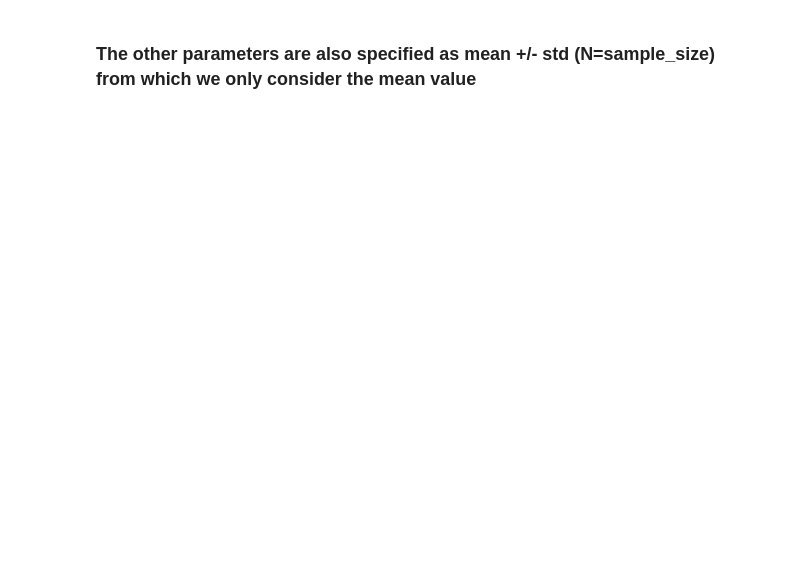
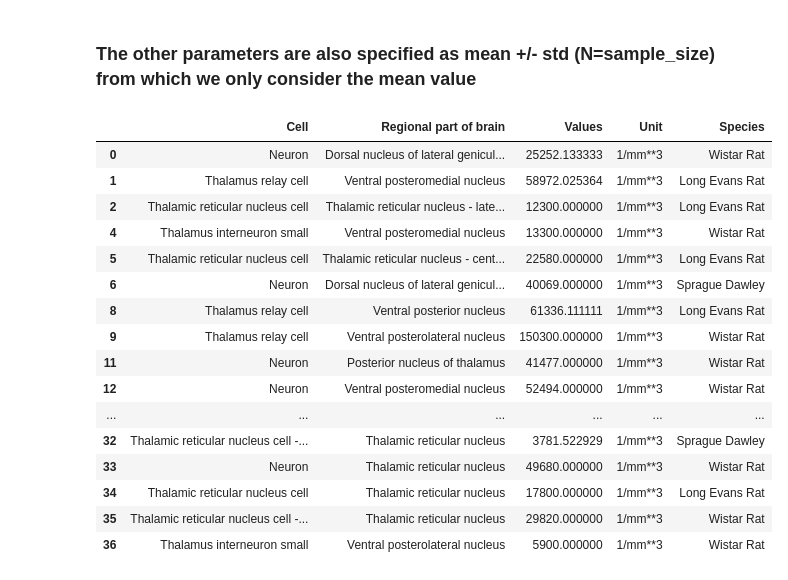
Before and after one commit to BlueBrain/nat, a Jupyter notebook: notebooks/ThalamusStereology.ipynb, the cells around one changed output. Cells and saved outputs as stored; diff of their text form; code cells hidden in the pictures; blank space fills up the shorter version.

```diff
--- a/notebooks/ThalamusStereology.ipynb
+++ b/notebooks/ThalamusStereology.ipynb
@@ -154,7 +182,7 @@ context[1][1, 1].axis('off');
 finalValues = np.zeros((len(resultDF["Result type"])))
 for ind, (paramTrace, resType) in enumerate(zip(resultDF["obj_parameter"], resultDF["Result type"])):
     if resType == "numericalTrace":
-        val = paramTrace.getInterp1dValues(14, statsToReturn=["mean"])
+        val = paramTrace.getInterp1dValues(14, "age", statsToReturn=["mean", "raw"])
         if isinstance(val, list):
             val = val[0]
         finalValues[ind] = float(val)
@@ -164,7 +202,29 @@ for ind, (paramTrace, resType) in enumerate(zip(resultDF["obj_parameter"], resul
 # %%
 for ind, (param, resType) in enumerate(zip(resultDF["obj_parameter"], resultDF["Result type"])):
     if resType != "numericalTrace":
-        finalValues[ind] = np.mean(param.means)
+        if param.means is None:
+            finalValues[ind] = None
+        else:
+            finalValues[ind] = np.mean(param.means)
 
 resultDF["Values"] = finalValues
+resultDF = resultDF[np.logical_not(np.isnan(resultDF["Values"]))]
 resultDF[["Cell", "Regional part of brain", "Values", "Unit", "Species"]]
+# %% [output]
+|  | Cell | Regional part of brain | Values | Unit | Species |
+| 0 | Neuron | Dorsal nucleus of lateral genicul... | 25252.133333 | 1/mm**3 | Wistar Rat |
+| 1 | Thalamus relay cell | Ventral posteromedial nucleus | 58972.025364 | 1/mm**3 | Long Evans Rat |
+| 2 | Thalamic reticular nucleus cell | Thalamic reticular nucleus - late... | 12300.000000 | 1/mm**3 | Long Evans Rat |
+| 4 | Thalamus interneuron small | Ventral posteromedial nucleus | 13300.000000 | 1/mm**3 | Wistar Rat |
+| 5 | Thalamic reticular nucleus cell | Thalamic reticular nucleus - cent... | 22580.000000 | 1/mm**3 | Long Evans Rat |
+| 6 | Neuron | Dorsal nucleus of lateral genicul... | 40069.000000 | 1/mm**3 | Sprague Dawley |
+| 8 | Thalamus relay cell | Ventral posterior nucleus | 61336.111111 | 1/mm**3 | Long Evans Rat |
+| 9 | Thalamus relay cell | Ventral posterolateral nucleus | 150300.000000 | 1/mm**3 | Wistar Rat |
+| 11 | Neuron | Posterior nucleus of thalamus | 41477.000000 | 1/mm**3 | Wistar Rat |
+| 12 | Neuron | Ventral posteromedial nucleus | 52494.000000 | 1/mm**3 | Wistar Rat |
+| ... | ... | ... | ... | ... | ... |
+| 32 | Thalamic reticular nucleus cell -... | Thalamic reticular nucleus | 3781.522929 | 1/mm**3 | Sprague Dawley |
+| 33 | Neuron | Thalamic reticular nucleus | 49680.000000 | 1/mm**3 | Wistar Rat |
+| 34 | Thalamic reticular nucleus cell | Thalamic reticular nucleus | 17800.000000 | 1/mm**3 | Long Evans Rat |
+| 35 | Thalamic reticular nucleus cell -... | Thalamic reticular nucleus | 29820.000000 | 1/mm**3 | Wistar Rat |
+| 36 | Thalamus interneuron small | Ventral posterolateral nucleus | 5900.000000 | 1/mm**3 | Wistar Rat |
```
Also changed, not shown: parts of 7 cells of this notebook, 16 other files.
